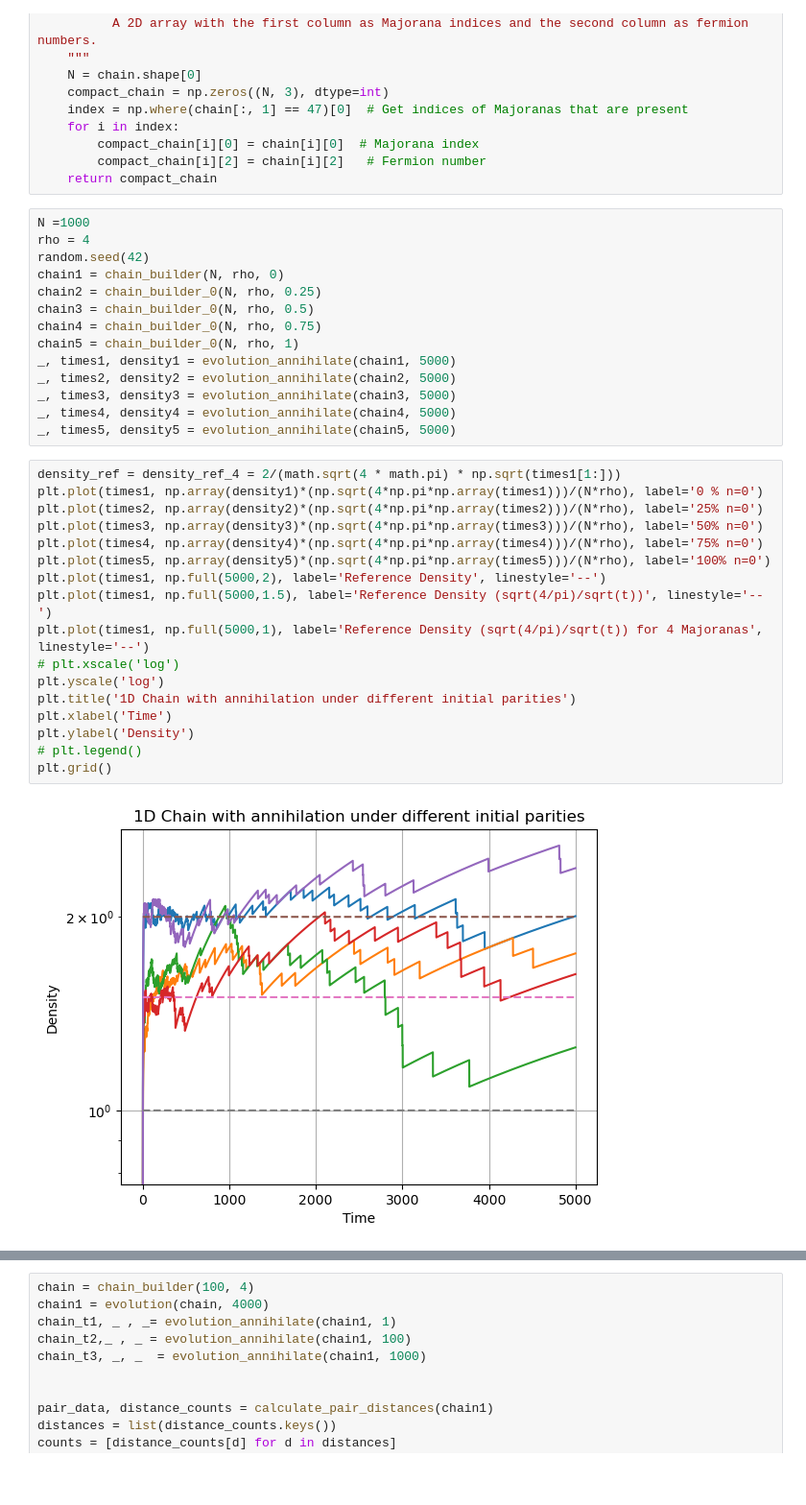
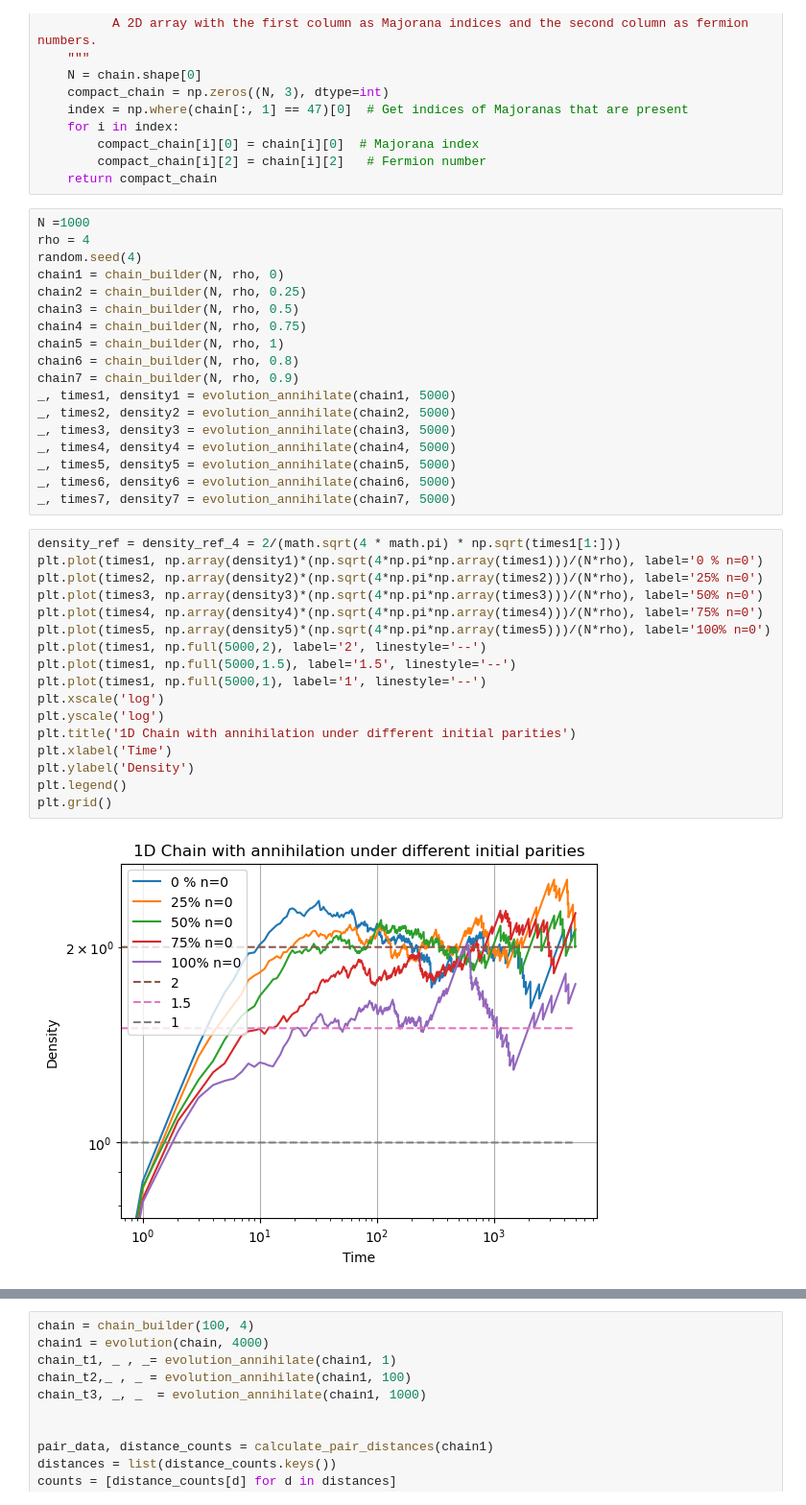
Before and after one commit to toM0dots/Majorana-Braiding, a Jupyter notebook: With_annihilation.ipynb, the cells around one changed output, grey strips where cells are left out. Shown at 96% size. Cells and saved outputs as stored; diff of their text form; blank space fills up the shorter version.

```diff
--- a/With_annihilation.ipynb
+++ b/With_annihilation.ipynb
@@ -527,36 +527,40 @@ def chain_compact(chain):
 # %%
 N =1000
 rho = 4
-random.seed(42)
+random.seed(4)
 chain1 = chain_builder(N, rho, 0)
-chain2 = chain_builder_0(N, rho, 0.25)
-chain3 = chain_builder_0(N, rho, 0.5)
-chain4 = chain_builder_0(N, rho, 0.75)
-chain5 = chain_builder_0(N, rho, 1)
+chain2 = chain_builder(N, rho, 0.25)
+chain3 = chain_builder(N, rho, 0.5)
+chain4 = chain_builder(N, rho, 0.75)
+chain5 = chain_builder(N, rho, 1)
+chain6 = chain_builder(N, rho, 0.8)
+chain7 = chain_builder(N, rho, 0.9)
 _, times1, density1 = evolution_annihilate(chain1, 5000)
 _, times2, density2 = evolution_annihilate(chain2, 5000)
 _, times3, density3 = evolution_annihilate(chain3, 5000)
 _, times4, density4 = evolution_annihilate(chain4, 5000)
 _, times5, density5 = evolution_annihilate(chain5, 5000)
+_, times6, density6 = evolution_annihilate(chain6, 5000)
+_, times7, density7 = evolution_annihilate(chain7, 5000)
 # %%
 density_ref = density_ref_4 = 2/(math.sqrt(4 * math.pi) * np.sqrt(times1[1:]))
 plt.plot(times1, np.array(density1)*(np.sqrt(4*np.pi*np.array(times1)))/(N*rho), label='0 % n=0')
 plt.plot(times2, np.array(density2)*(np.sqrt(4*np.pi*np.array(times2)))/(N*rho), label='25% n=0')
 plt.plot(times3, np.array(density3)*(np.sqrt(4*np.pi*np.array(times3)))/(N*rho), label='50% n=0')
 plt.plot(times4, np.array(density4)*(np.sqrt(4*np.pi*np.array(times4)))/(N*rho), label='75% n=0')
 plt.plot(times5, np.array(density5)*(np.sqrt(4*np.pi*np.array(times5)))/(N*rho), label='100% n=0')
-plt.plot(times1, np.full(5000,2), label='Reference Density', linestyle='--')
-plt.plot(times1, np.full(5000,1.5), label='Reference Density (sqrt(4/pi)/sqrt(t))', linestyle='--')
-plt.plot(times1, np.full(5000,1), label='Reference Density (sqrt(4/pi)/sqrt(t)) for 4 Majoranas', linestyle='--')
-# plt.xscale('log')
+plt.plot(times1, np.full(5000,2), label='2', linestyle='--')
+plt.plot(times1, np.full(5000,1.5), label='1.5', linestyle='--')
+plt.plot(times1, np.full(5000,1), label='1', linestyle='--')
+plt.xscale('log')
 plt.yscale('log')
 plt.title('1D Chain with annihilation under different initial parities')
 plt.xlabel('Time')
 plt.ylabel('Density')
-# plt.legend()
+plt.legend()
 plt.grid()
 # %% [output]
-[figure, old version]
+[figure, new version]
 # %%
 density_ref_1 = density_ref_4 = 2/(math.sqrt(4 * math.pi) * np.sqrt(times1[1:]))
 density_ref_2 = density_ref_4 = 1.5/(math.sqrt(4 * math.pi) * np.sqrt(times1[1:]))
```
Also changed, not shown: parts of 4 cells of this notebook, 2 other files.
